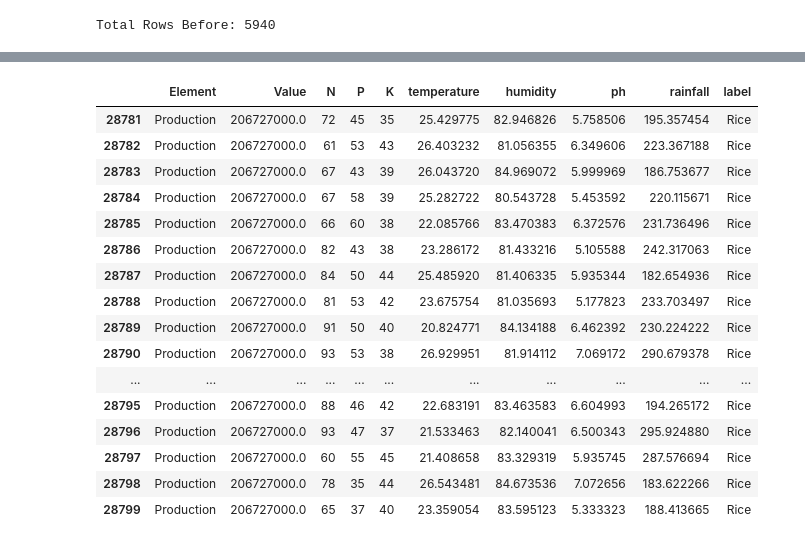
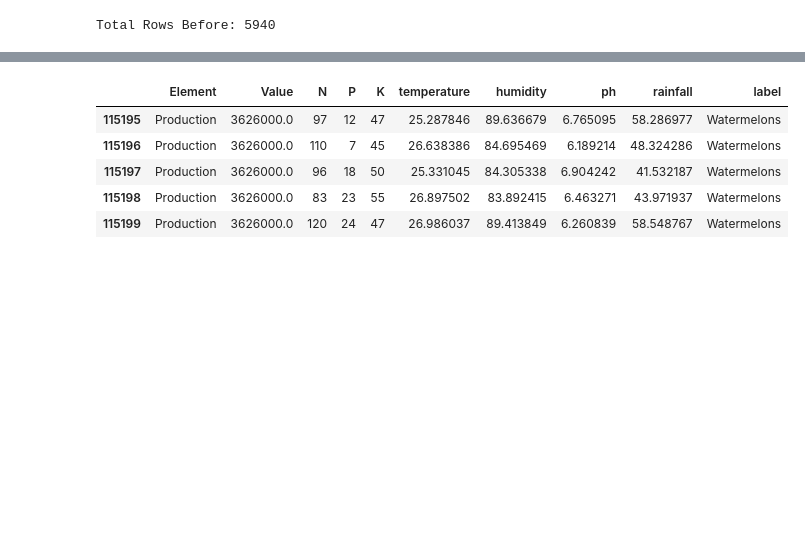
Before and after one commit to springboardmentor2468a-lab/AgriYield, a Jupyter notebook: AI AgriYield Predictor/AI AgriYield Predictor.ipynb, the cells around one changed output, grey strips where cells are left out. Drawn from its saved outputs; the diff is of its cells as text; code cells hidden in the pictures; blank space fills up the shorter version.

```diff
--- a/AI AgriYield Predictor/AI AgriYield Predictor.ipynb
+++ b/AI AgriYield Predictor/AI AgriYield Predictor.ipynb
@@ -105,15 +105,21 @@ Example of a cell with multiple/mixed data:
 Total Rows Before: 5940
 # %%
 try:
-    print("Performing Explosion Logic...")
+    print("--- Step 1: Explosion & Robust Cleaning ---")
 
-    df_yield['Item_List'] = df_yield['Item'].str.replace(' and ', ',')
-    df_yield['Item_List'] = df_yield['Item_List'].str.split(',')
+    # 1. EXPLODE (Split Mixed Rows)
+    df_yield_clean['Item_List'] = df_yield_clean['Item'].str.replace(' and ', ',')
+    df_yield_clean['Item_List'] = df_yield_clean['Item_List'].str.split(',')
+    df_exploded = df_yield_clean.explode('Item_List')
 
-    df_exploded = df_yield.explode('Item_List')
-    df_exploded['Item'] = df_exploded['Item_List'].str.strip()
+    # 2. BASE CLEANING
+    # Create a 'Join_Key' for matching, but KEEP 'Item' for display
+    df_exploded['Join_Key'] = df_exploded['Item_List'].str.strip().str.lower()
+    df_soil['Join_Key'] = df_soil['label'].str.strip().str.lower()
 
-    print("Explosion Complete.")
+    print(f"Rows Before Explosion: {df_yield_clean.shape[0]}")
+    print(f"Rows After Explosion:  {df_exploded.shape[0]}")
+
 except Exception as e:
-    print(f"Error: {e}")
+    print(f"Error in Cell 6: {e}")
 # %% [output]
@@ -156,7 +205,8 @@ Keys created successfully.
 # %%
 try:
-    print("--- Merging Datasets ---")
+    print("Merging Datasets (Inner Join)...")
 
+    # 1. INNER JOIN
     final_df = pd.merge(
         df_exploded,
         df_soil,
@@ -164,23 +214,63 @@ try:
         how='inner'
     )
 
+    # 2. FILL NULLS (For Soil Columns)
+    soil_cols = ['N', 'P', 'K', 'temperature', 'humidity', 'ph', 'rainfall']
+    for col in soil_cols:
+        final_df[col] = final_df[col].fillna(final_df[col].mean())
+
+    # 3. RENAME ITEM -> LABEL (To keep the 9 unique crops)
+    # We drop the 'label' that came from Soil (which matches Join_Key)
     if 'label' in final_df.columns:
         final_df.drop(columns=['label'], inplace=True)
 
+    # We rename 'Item' (Original Name) to 'label'
     final_df.rename(columns={'Item': 'label'}, inplace=True)
 
+    # 4. KEEP ONLY REQUESTED COLUMNS
+    # Note: Using 'rainfall' (lowercase) to match dataset
     target_cols = ['Element', 'Value', 'N', 'P', 'K', 'temperature', 'humidity', 'ph', 'rainfall', 'label']
     final_df = final_df[target_cols]
 
-    print(f"Merged Shape: {final_df.shape}")
-    print("Columns:", final_df.columns.tolist())
+    print(f"Merge Success!")
+    print(f"Final Data Shape: {final_df.shape}")
+    print(f"Columns Kept: {final_df.columns.tolist()}")
 
-    print('Display(final_df.head(19))')
-    display(final_df.head(19))
+    # Verify we still have 9 crops
+    print(f"Unique Crops (label): {final_df['label'].nunique()}")
 
-    print('display(final_df.tail(19))')
-    display(final_df.tail(19))
+    display(final_df.head())
+    display(final_df.tail())
 
 except Exception as e:
     print(f"Error in Cell 9: {e}")
+# try:
+#     print("--- Merging Datasets ---")
+
+#     final_df = pd.merge(
+#         df_exploded,
+#         df_soil,
+#         on='Join_Key',
+#         how='inner'
+#     )
+
+#     if 'label' in final_df.columns:
+#         final_df.drop(columns=['label'], inplace=True)
+
+#     final_df.rename(columns={'Item': 'label'}, inplace=True)
+
+#     target_cols = ['Element', 'Value', 'N', 'P', 'K', 'temperature', 'humidity', 'ph', 'rainfall', 'label']
+#     final_df = final_df[target_cols]
+
+#     print(f"Merged Shape: {final_df.shape}")
+#     print("Columns:", final_df.columns.tolist())
+
+#     print('Display(final_df.head(19))')
+#     display(final_df.head(19))
+
+#     print('display(final_df.tail(19))')
+#     display(final_df.tail(19))
+
+# except Exception as e:
+#     print(f"Error in Cell 9: {e}")
 # %% [output]
@@ -209,20 +288,9 @@ display(final_df.tail(19))
 |  | Element | Value | N | P | K | temperature | humidity | ph | rainfall | label |
-| 28781 | Production | 206727000.0 | 72 | 45 | 35 | 25.429775 | 82.946826 | 5.758506 | 195.357454 | Rice |
-| 28782 | Production | 206727000.0 | 61 | 53 | 43 | 26.403232 | 81.056355 | 6.349606 | 223.367188 | Rice |
-| 28783 | Production | 206727000.0 | 67 | 43 | 39 | 26.043720 | 84.969072 | 5.999969 | 186.753677 | Rice |
-| 28784 | Production | 206727000.0 | 67 | 58 | 39 | 25.282722 | 80.543728 | 5.453592 | 220.115671 | Rice |
-| 28785 | Production | 206727000.0 | 66 | 60 | 38 | 22.085766 | 83.470383 | 6.372576 | 231.736496 | Rice |
-| 28786 | Production | 206727000.0 | 82 | 43 | 38 | 23.286172 | 81.433216 | 5.105588 | 242.317063 | Rice |
-| 28787 | Production | 206727000.0 | 84 | 50 | 44 | 25.485920 | 81.406335 | 5.935344 | 182.654936 | Rice |
-| 28788 | Production | 206727000.0 | 81 | 53 | 42 | 23.675754 | 81.035693 | 5.177823 | 233.703497 | Rice |
-| 28789 | Production | 206727000.0 | 91 | 50 | 40 | 20.824771 | 84.134188 | 6.462392 | 230.224222 | Rice |
-| 28790 | Production | 206727000.0 | 93 | 53 | 38 | 26.929951 | 81.914112 | 7.069172 | 290.679378 | Rice |
-| ... | ... | ... | ... | ... | ... | ... | ... | ... | ... | ... |
-| 28795 | Production | 206727000.0 | 88 | 46 | 42 | 22.683191 | 83.463583 | 6.604993 | 194.265172 | Rice |
-| 28796 | Production | 206727000.0 | 93 | 47 | 37 | 21.533463 | 82.140041 | 6.500343 | 295.924880 | Rice |
-| 28797 | Production | 206727000.0 | 60 | 55 | 45 | 21.408658 | 83.329319 | 5.935745 | 287.576694 | Rice |
-| 28798 | Production | 206727000.0 | 78 | 35 | 44 | 26.543481 | 84.673536 | 7.072656 | 183.622266 | Rice |
-| 28799 | Production | 206727000.0 | 65 | 37 | 40 | 23.359054 | 83.595123 | 5.333323 | 188.413665 | Rice |
+| 115195 | Production | 3626000.0 | 97 | 12 | 47 | 25.287846 | 89.636679 | 6.765095 | 58.286977 | Watermelons |
+| 115196 | Production | 3626000.0 | 110 | 7 | 45 | 26.638386 | 84.695469 | 6.189214 | 48.324286 | Watermelons |
+| 115197 | Production | 3626000.0 | 96 | 18 | 50 | 25.331045 | 84.305338 | 6.904242 | 41.532187 | Watermelons |
+| 115198 | Production | 3626000.0 | 83 | 23 | 55 | 26.897502 | 83.892415 | 6.463271 | 43.971937 | Watermelons |
+| 115199 | Production | 3626000.0 | 120 | 24 | 47 | 26.986037 | 89.413849 | 6.260839 | 58.548767 | Watermelons |
 # %%
 try:
     print("--- Step 3: Filtering & Cleaning ---")
```
Also changed, not shown: parts of 15 cells of this notebook.
